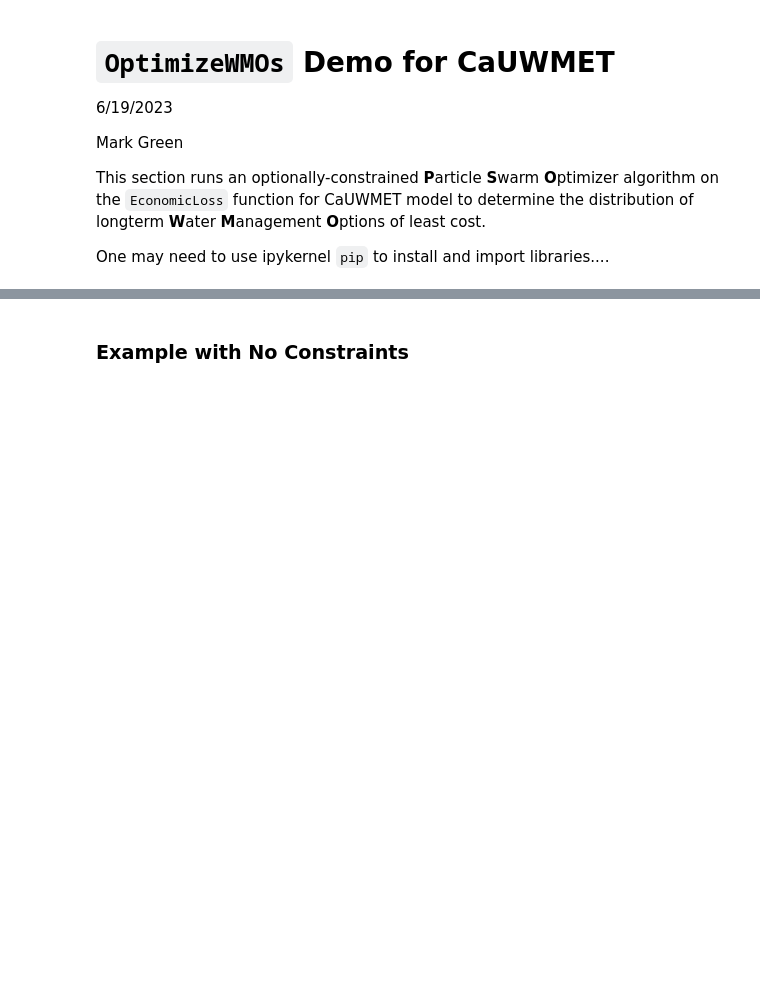
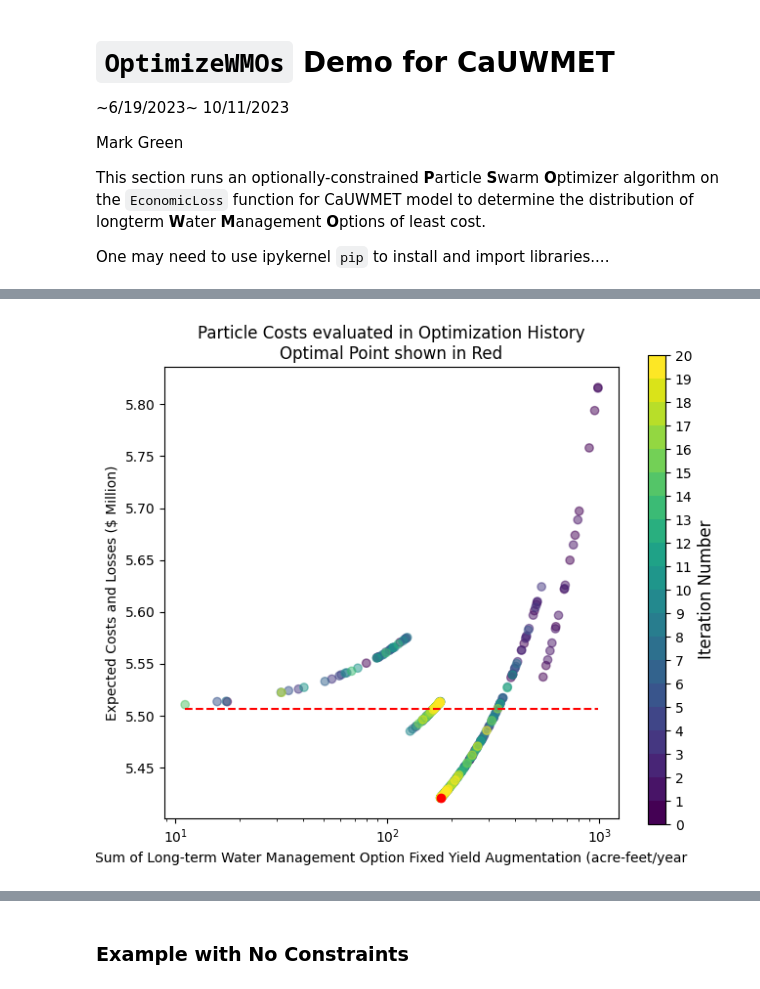
Before and after one commit to dayamuralidharan/California-Urban-Water-Management-Economic-Tool, a Jupyter notebook: CaUWMET/OptimizeWMOsDemo.ipynb, the cells around one changed output, grey strips where cells are left out. Saved outputs shown, nothing was run; the diff lists cells and outputs as text; code cells hidden in the pictures; blank space fills up the shorter version.

```diff
--- a/CaUWMET/OptimizeWMOsDemo.ipynb
+++ b/CaUWMET/OptimizeWMOsDemo.ipynb
@@ -1,7 +1,7 @@
 # %% [markdown]
 # `OptimizeWMOs` Demo for CaUWMET
 
-6/19/2023
+~6/19/2023~ 10/11/2023
 
 Mark Green
 
@@ -12,0 +13,65 @@ One may need to use ipykernel `pip` to install and import libraries....
+# %%
+from datetime import timedelta
+
+from src.modelLogic.modelLogic import ModelLogic
+from src.modelLogic.inputData import InputData
+from src.modelLogic.storageUtilities import StorageUtilities
+from src.modelLogic.inputDataLocations import InputDataLocations
+
+from src.optimization.optimizeWMOs import OptimizeWMOs
+from src.optimization.getResults import GetResults
+
+filenames = [
+    'ModelOutputs_Optimal.xlsx',
+    'QAQCResults_Optimal.xlsx'
+]
+verbose = True
+contractor = 'City of Coalinga'
+wmoFloor=None
+wmoCeiling=None
+lowerBounds=[0]*8
+upperBounds='longtermWMOVolumeLimits'
+
+print(f"\nInstantiate optimizer for {contractor}...")
+
+modelLogic = ModelLogic(InputData(InputDataLocations()),StorageUtilities())
+optimizeWMOs = OptimizeWMOs(
+    verbose=verbose,
+    modelLogic=modelLogic,
+    contractor=contractor,
+    wmoFloor=wmoFloor,
+    wmoCeiling=wmoCeiling,
+    lowerBounds=lowerBounds,
+    upperBounds=upperBounds,
+    zero_threshold=1,
+    n_gen=20,
+    pop_size=20
+)
+print('Optimizer ready')
+
+result = optimizeWMOs.optimize(result=True)
+X_optim, F_optim = optimizeWMOs.reportBest()
+exec_time = timedelta(seconds = round(result.exec_time))
+print("Model optimized")
+
+modelOutputsOptimAll = GetResults(modelLogic=modelLogic)
+qaqcResultsOptimAll = GetResults(modelLogic=modelLogic)
+modelOutputsOptim, qaqcResultsOptim = optimizeWMOs.exportResults()
+modelOutputsOptimAll.appendResults(modelOutputsOptim)
+qaqcResultsOptimAll.appendResults(qaqcResultsOptim)
+
+X_zero, F_zero = optimizeWMOs.reportZero()
+
+modelOutputsZeroAll = GetResults(modelLogic=modelLogic)
+qaqcResultsZeroAll = GetResults(modelLogic=modelLogic)
+modelOutputsZero, qaqcResultsZero = optimizeWMOs.exportResults()
+modelOutputsZeroAll.appendResults(modelOutputsZero)
+qaqcResultsZeroAll.appendResults(qaqcResultsZero)
+print("Results ready for export")
+
+#modelOutputsOptimAll.writeResults(filenames[0])
+#qaqcResultsOptimAll.writeResults(filenames[1])
+#print("Results exported")
+
+optimizeWMOs.visualization_a(save=False)
+# %% [output]
@@ -12,0 +95 @@ One may need to use ipykernel `pip` to install and import libraries....
+[figure, added]
```
Also changed, not shown: parts of 6 cells of this notebook, 2 other files.
